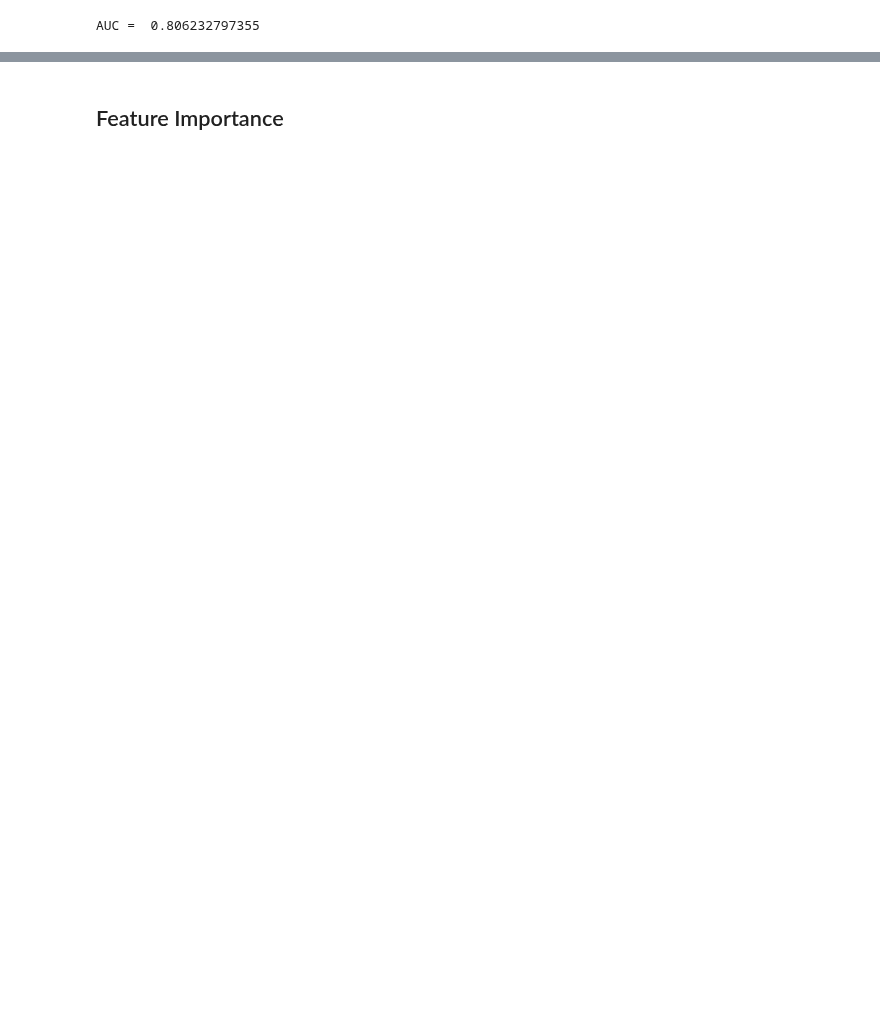
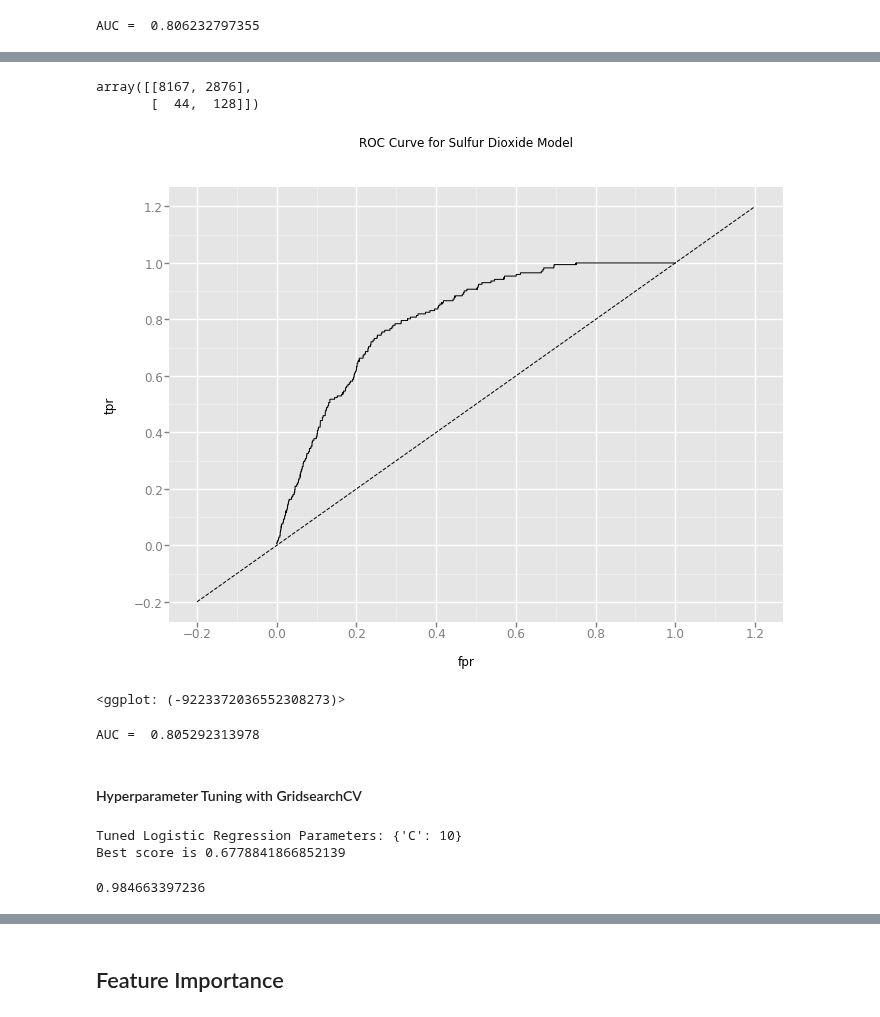
Before and after one commit to bouncebarkrun/Springboard-Data-Science-Career-Track, a Jupyter notebook: 1st Capstone Project/Model Building.ipynb, the cells around one changed output, grey strips where cells are left out. Drawn from its saved outputs; the diff is of its cells as text; code cells hidden in the pictures; blank space fills up the shorter version.

```diff
--- a/1st Capstone Project/Model Building.ipynb
+++ b/1st Capstone Project/Model Building.ipynb
@@ -510,10 +510,12 @@ Even with this combination of pollutant categories, the dataset is simply underp
 # Specify new outcome variables:
 y_ozq = pollution7['O3Quality']
 y_noq = pollution7['NO2Quality']
+y_soq = pollution7['SO2Quality']
 # %%
 # Set up new test and train sets
 X_train_oz, X_test_oz, y_train_oz, y_test_oz = train_test_split(normalized_X, y_ozq, test_size=0.2, random_state=42)
 X_train_no, X_test_no, y_train_no, y_test_no = train_test_split(normalized_X, y_noq, test_size=0.2, random_state=42)
+X_train_so, X_test_so, y_train_so, y_test_so = train_test_split(normalized_X, y_soq, test_size=0.2, random_state=42)
 # %%
 # Setup the regression object (no longer multinomial)
 lrcvb = LogisticRegressionCV(class_weight='balanced')
@@ -597,0 +694,8 @@ AUC =  0.806232797355
+# %%
+# Fit the regression to the train set
+lrcvb.fit(X_train_so, y_train_so)
+# Predict the labels of the test set
+y_pred_so = lrcvb.predict(X_test_so)
+# Compute metrics
+print('Ozone Model Accuracy', metrics.accuracy_score(y_test_so, y_pred_so))
+print(metrics.classification_report(y_test_so, y_pred_so))
@@ -597,0 +710,51 @@ AUC =  0.806232797355
+# %%
+confusion_matrix(y_test_so, y_pred_so)
+# %% [output]
+array([[8167, 2876],
+       [  44,  128]])
+# %%
+preds = lrcvb.predict_proba(X_test_so)[:,1]
+fpr, tpr, _ = metrics.roc_curve(y_test_so, preds)
+
+df = pd.DataFrame(dict(fpr=fpr, tpr=tpr))
+ggplot(df, aes(x='fpr', y='tpr')) +\
+    geom_line() +\
+    geom_abline(linetype='dashed') +\
+    ggtitle("ROC Curve for Sulfur Dioxide Model")
+# %% [output]
+[figure, added]
+<ggplot: (-9223372036552308273)>
+# %%
+print('AUC = ', metrics.auc(fpr,tpr))
+# %% [output]
+AUC =  0.805292313978
+# %% [markdown]
+#### Hyperparameter Tuning with GridsearchCV
+# %%
+# Setup the hyperparameter grid
+c_space = [0.00001, 0.0001, 0.001, 0.1, 1, 10, 100]
+param_grid = {'C': c_space}
+
+# Instantiate a logistic regression classifier: logreg
+logreg = LogisticRegression(class_weight='balanced')
+
+# Instantiate the GridSearchCV object: logreg_cv
+logreg_cv = GridSearchCV(logreg, param_grid, cv=5)
+
+# Fit it to the data
+logreg_cv.fit(normalized_X, y_soq)
+
+# Print the tuned parameters and score
+print("Tuned Logistic Regression Parameters: {}".format(logreg_cv.best_params_))
+print("Best score is {}".format(logreg_cv.best_score_))
+# %% [output]
+Tuned Logistic Regression Parameters: {'C': 10}
+Best score is 0.6778841866852139
+# %%
+clf = LogisticRegression(C=10)
+# Fit the model on the trainng data.
+clf.fit(X_train_so, y_train_so)
+# Print the accuracy from the testing data.
+print(accuracy_score(clf.predict(X_test_so), y_test_so))
+# %% [output]
+0.984663397236
```
Also changed, not shown: parts of 67 cells of this notebook.
